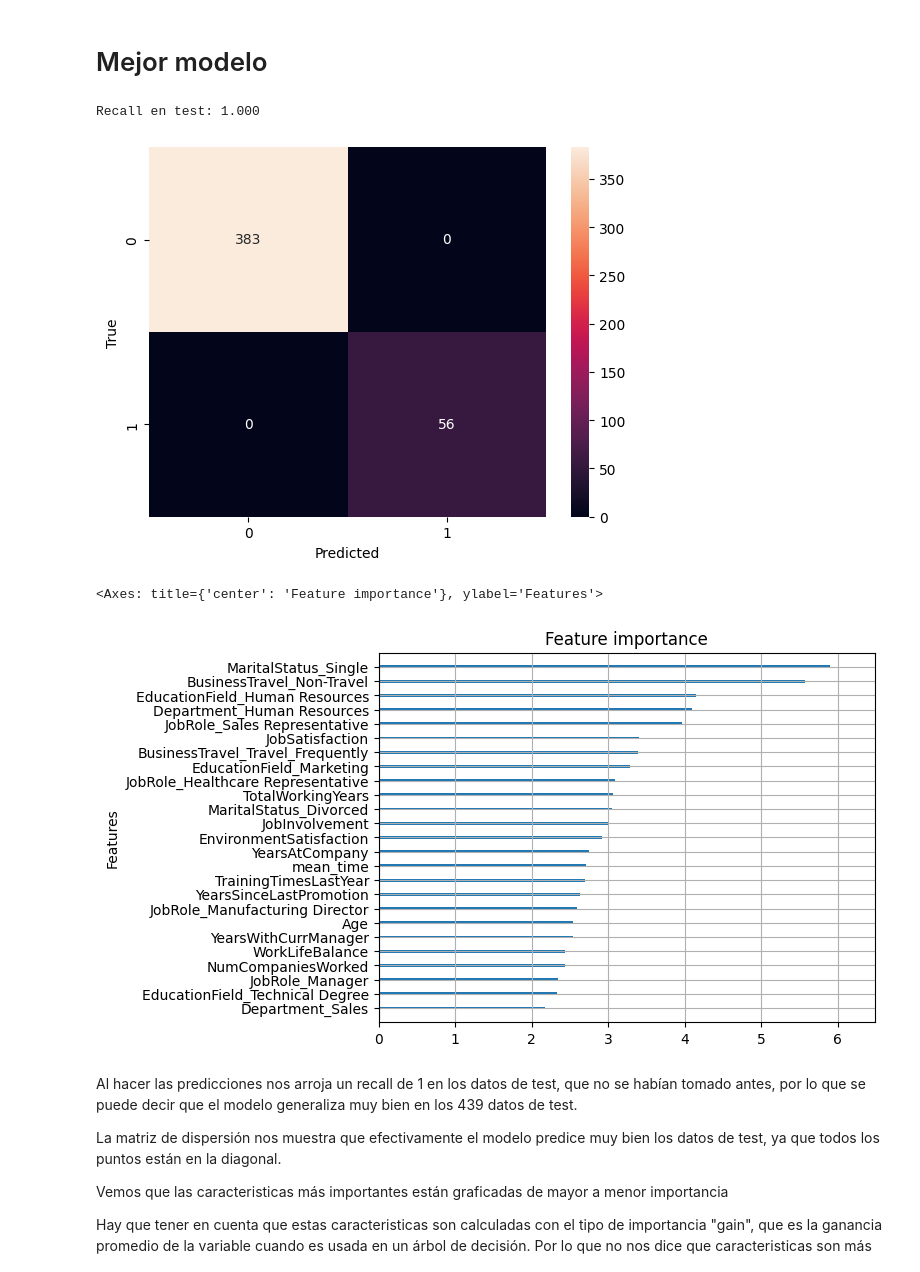
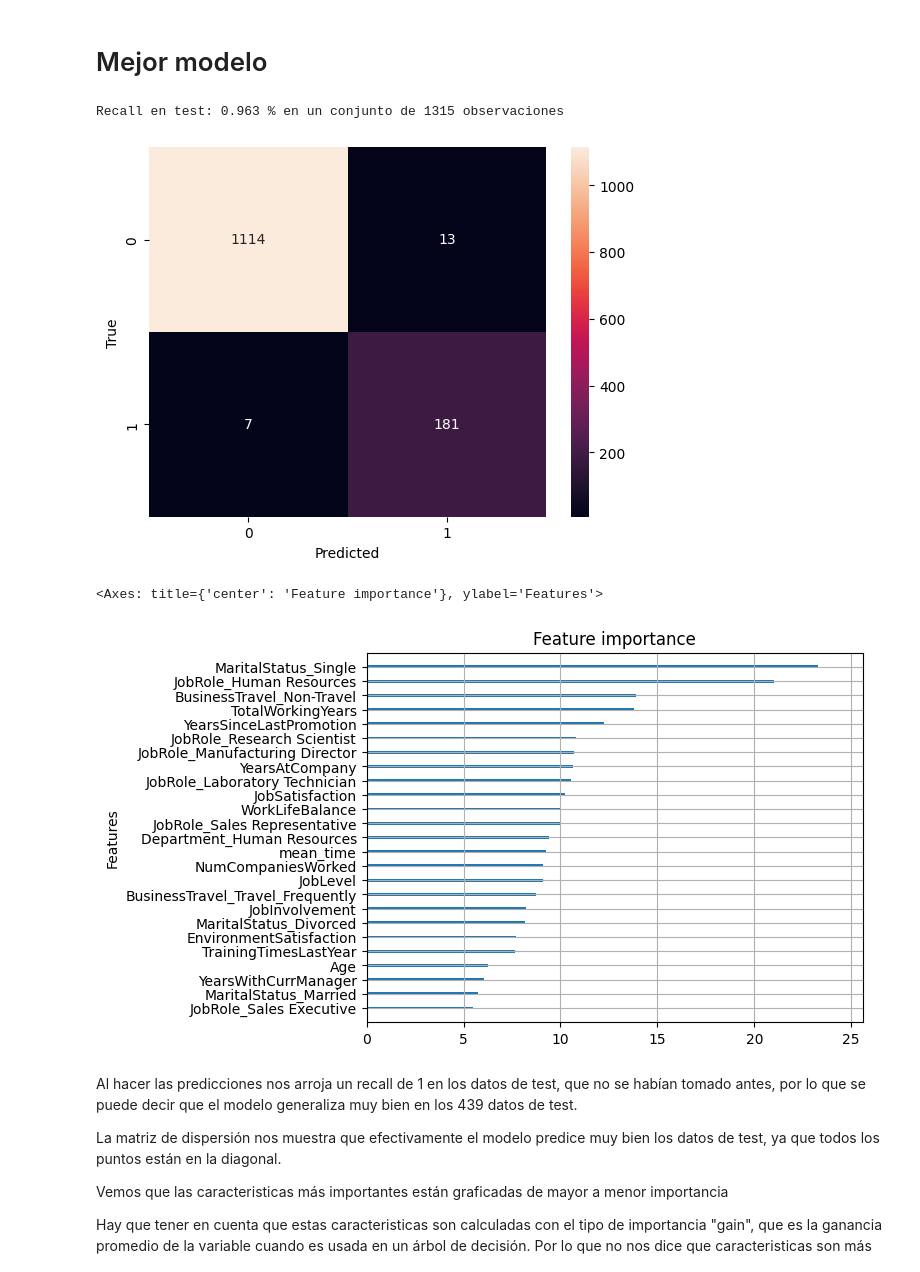
Before and after one commit to diegosaaval/human-resources, a Jupyter notebook: 3_models.ipynb, the cells around one changed output. Drawn from its saved outputs; the diff is of its cells as text; code cells hidden in the pictures.

Commit message:
cambios en split, hiperparametros y se guarda modelo final

```diff
--- a/3_models.ipynb
+++ b/3_models.ipynb
@@ -42,9 +42,9 @@ from sklearn.model_selection import train_test_split
 y = df.target
 X = df.drop(["target"], axis=1)
 
-# Separación en conjuntos de train y test 90% - 10%
+# Separación en conjuntos de train y test
 X_train, X_test, y_train, y_test = train_test_split(
-    X, y, test_size=0.1, random_state=42
+    X, y, test_size=0.3, random_state=42
 )
 
 # Mostrar los tamaños de los conjuntos
@@ -74,3 +72,13 @@ X_train = pd.get_dummies(X_train)
 X_test = pd.get_dummies(X_test)
 # %% [markdown]
 Para train y test se estandarizaron los datos numéricos y se convirtieron las variables categóricas en dummies para poder entrenar los modelos
+# %%
+# Contar cuantos valores hay de 1 y 0 en el target en y_train y y_test
+print("y_train: ", y_train.value_counts())
+print("y_test: ", y_test.value_counts())
+
+# Seleccionar los valores de 1 y 0 en y_train y y_test y sacar el promedio
+scale_pos_weight = (
+    y_train[y_train == 0].count() / y_train[y_train == 1].count()
+    + y_test[y_test == 0].count() / y_test[y_test == 1].count()
+) / 2
@@ -102,14 +123,14 @@ from xgboost import XGBClassifier  # Ensamble con boosting
 
 
 models = {
-    "LogisticRegression": LogisticRegression(),
-    "DecisionTreeClassifier": DecisionTreeClassifier(),
-    "RandomForestClassifier": RandomForestClassifier(),
+    "LogisticRegression": LogisticRegression(class_weight="balanced"),
+    "DecisionTreeClassifier": DecisionTreeClassifier(class_weight="balanced"),
+    "RandomForestClassifier": RandomForestClassifier(class_weight="balanced"),
     "GradientBoostingClassifier": GradientBoostingClassifier(),
-    "XGBClassifier": XGBClassifier(),
+    "XGBClassifier": XGBClassifier(scale_pos_weight=scale_pos_weight),
 }
 
 
-funciones.train_models_cv(models, X_train, y_train, cv=10, metric=metric)
+funciones.train_models_cv(models, X_train, y_train, cv=5, metric=metric)
 # %% [output]
 LogisticRegression
@@ -289,46 +283,48 @@ Esta tabla está ordenada de mayor a menor diferencia en train y test y nos da u
 # %% [markdown]
 # Mejor modelo
 # %%
-# Predicciones en el conjunto de test con recall
-best_model = models["XGBClassifier"]
+# Predicciones en el conjunto de test del mejor modelo
+best_model = grid_search.best_estimator_
 
 y_pred = best_model.predict(X_test)
-print(f"Recall en test: {recall_score(y_test, y_pred):.3f}")
+print(
+    f"Recall en test: {recall_score(y_test, y_pred):.3f} % en un conjunto de {len(y_test)} observaciones"
+)
 
 # Matriz de confusión
 from sklearn.metrics import confusion_matrix  # Matriz de confusión
 import seaborn as sns  # Gráficos estadísticos
 import matplotlib.pyplot as plt  # Gráficos
 
 y_pred = best_model.predict(X_test)  # Predicciones
 cm = confusion_matrix(y_test, y_pred)  # Matriz de confusión
 sns.heatmap(cm, annot=True, fmt="d")  # Gráfico de la matriz de confusión
 plt.xlabel("Predicted")  # Etiqueta eje x
 plt.ylabel("True")  # Etiqueta eje y
 plt.show()  # Mostrar gráfico
 
 """
 Podemos ver las variables importantes de los modelos basados en arboles según 3 medidas diferentes
 1. weight: Número de veces que el modelo usó la variable para dividir los nodos
 2. gain: Contribución de cada variable para mejorar la predicción
 3. cover: Número de veces que cada variable en las observaciones de entrenamiento
 """
 
 # Tabla de las 25 características más importantes ordenadas de mayor a menor de XGBoost con gain
 import xgboost
 
 xgboost.plot_importance(
     best_model,
     max_num_features=25,
     importance_type="gain",
     show_values=False,
     xlabel=None,
 )
 # %% [output]
-Recall en test: 1.000
+Recall en test: 0.963 % en un conjunto de 1315 observaciones
-[figure, old version]
+[figure, new version]
 <Axes: title={'center': 'Feature importance'}, ylabel='Features'>
-[figure, old version]
+[figure, new version]
 # %% [markdown]
 Al hacer las predicciones nos arroja un recall de 1 en los datos de test, que no se habían tomado antes, por lo que se puede decir que el modelo generaliza muy bien en los 439 datos de test.
 
```
Also changed, not shown: parts of 19 cells of this notebook.
